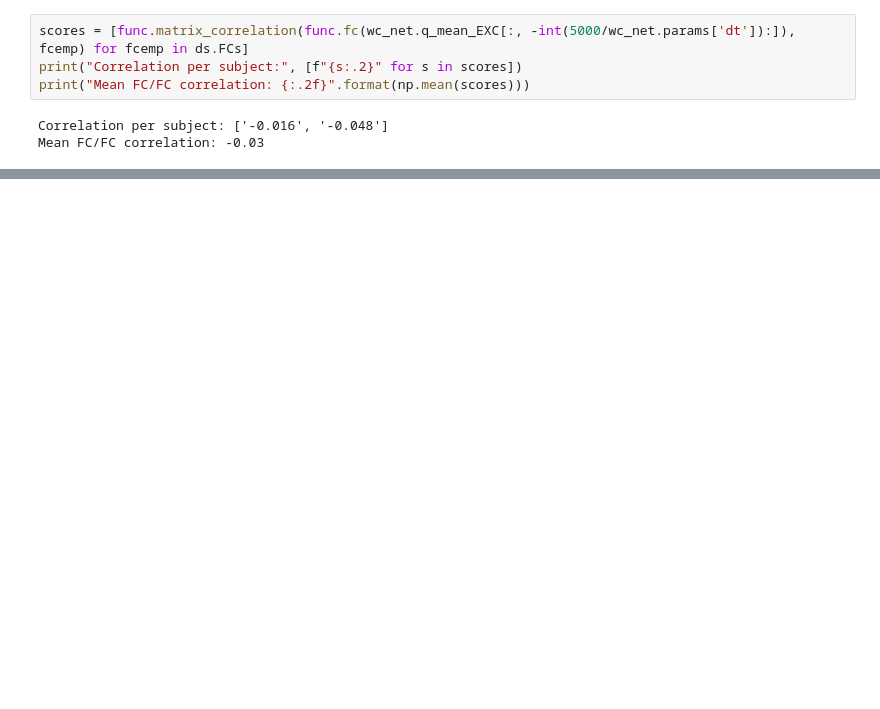
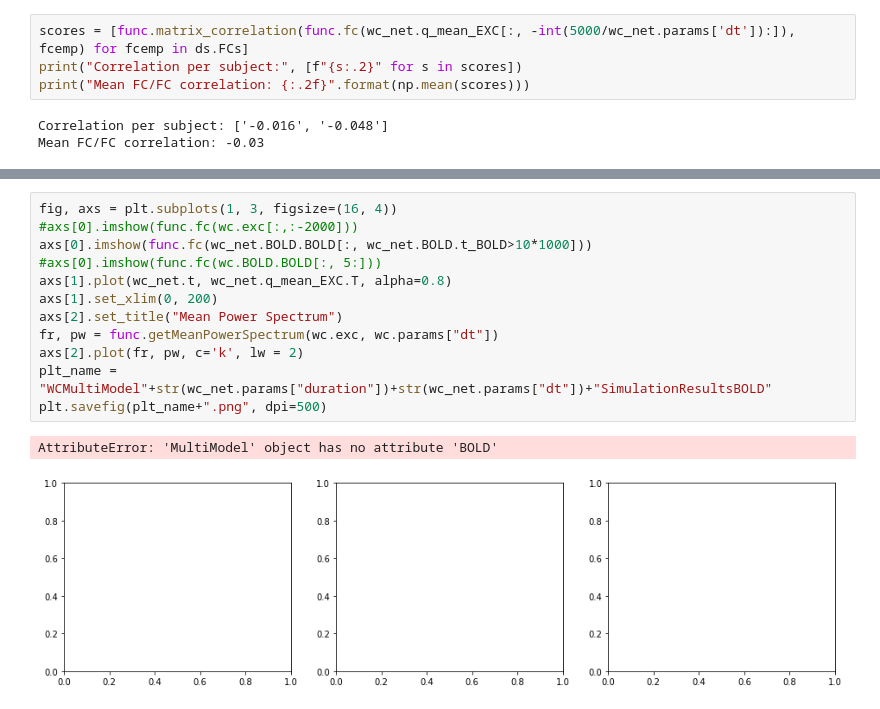
Before and after one commit to pamirozsuna/pamir_ma, a Jupyter notebook: notebooks/WC-MultiModel.ipynb, the cells around one changed output, grey strips where cells are left out. Drawn from its saved outputs; the diff is of its cells as text; blank space fills up the shorter version.

```diff
--- a/notebooks/WC-MultiModel.ipynb
+++ b/notebooks/WC-MultiModel.ipynb
@@ -235,0 +268,15 @@ Mean FC/FC correlation: -0.03
+# %%
+fig, axs = plt.subplots(1, 3, figsize=(16, 4))
+#axs[0].imshow(func.fc(wc.exc[:,:-2000]))
+axs[0].imshow(func.fc(wc_net.BOLD.BOLD[:, wc_net.BOLD.t_BOLD>10*1000]))
+#axs[0].imshow(func.fc(wc.BOLD.BOLD[:, 5:]))
+axs[1].plot(wc_net.t, wc_net.q_mean_EXC.T, alpha=0.8)
+axs[1].set_xlim(0, 200)
+axs[2].set_title("Mean Power Spectrum")
+fr, pw = func.getMeanPowerSpectrum(wc.exc, wc.params["dt"])
+axs[2].plot(fr, pw, c='k', lw = 2)
+plt_name = "WCMultiModel"+str(wc_net.params["duration"])+str(wc_net.params["dt"])+"SimulationResultsBOLD"
+plt.savefig(plt_name+".png", dpi=500)
+# %% [output]
+AttributeError: 'MultiModel' object has no attribute 'BOLD'
+[figure, added]
```
Also changed, not shown: parts of 7 cells of this notebook, 5 other files.
